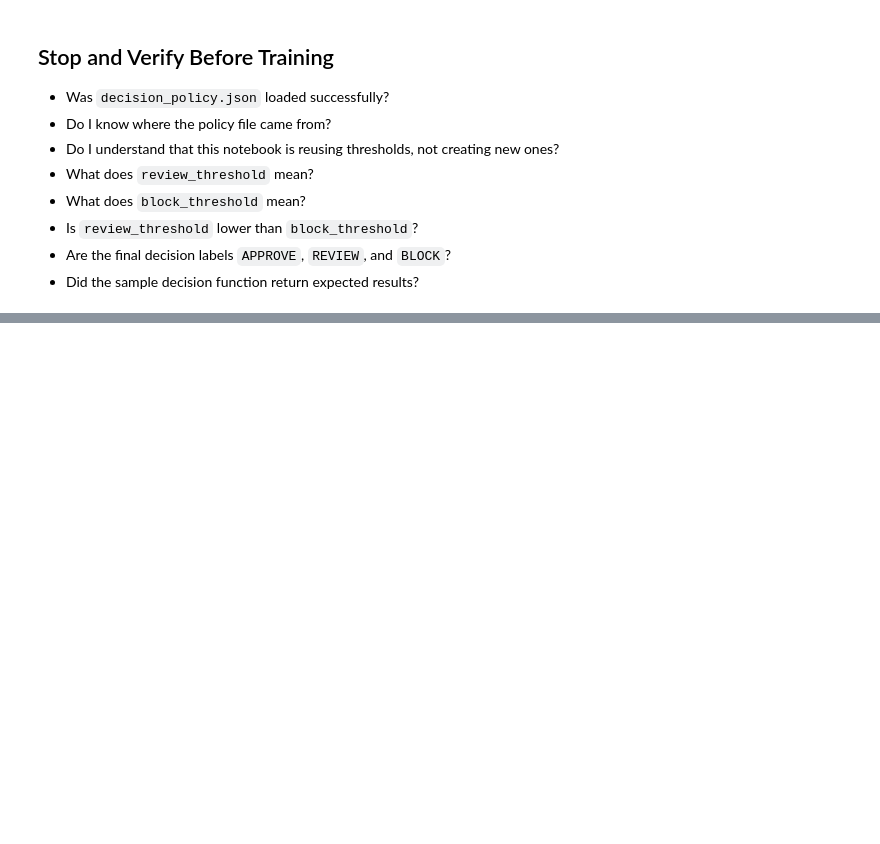
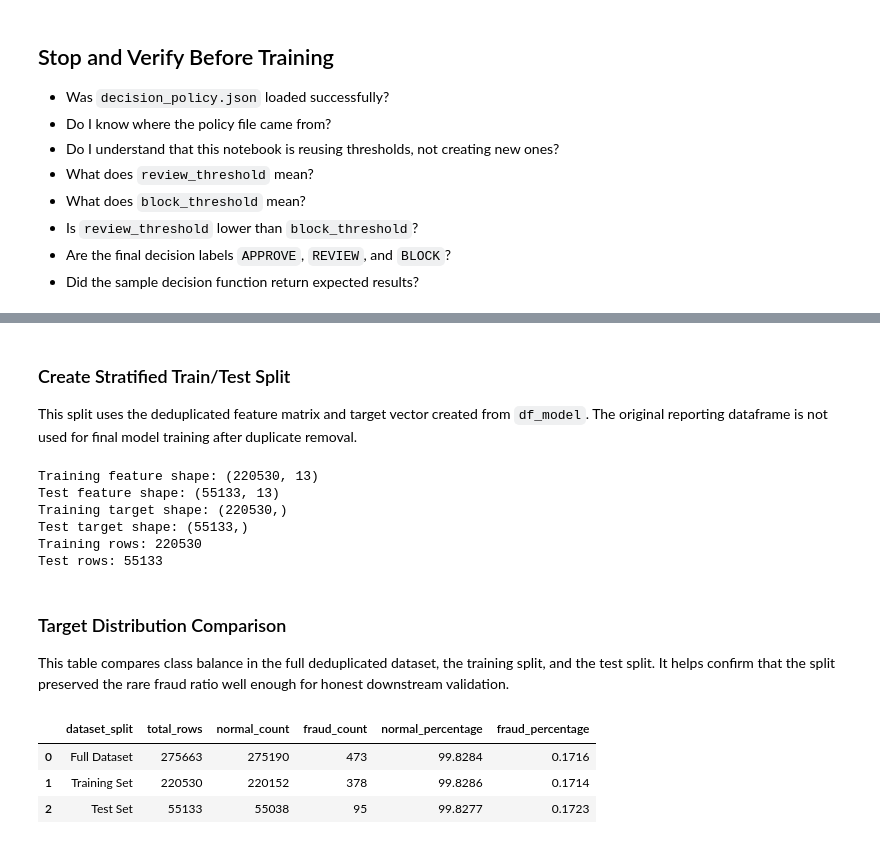
Before and after one commit to mmubashir95/Credit-Card-Fraud-Detection, a Jupyter notebook: notebooks/17_final_model_training.ipynb, the cells around one changed output, grey strips where cells are left out. Drawn from its saved outputs; the diff is of its cells as text; code cells hidden in the pictures; blank space fills up the shorter version.

Commit message:
Add final validation split to training notebook

```diff
--- a/notebooks/17_final_model_training.ipynb
+++ b/notebooks/17_final_model_training.ipynb
@@ -789,0 +805,64 @@ Saved decision policy readiness summary to: /Users/mohammadmubashir/VCode/Credit
+# %%
+TEST_SIZE = 0.20
+RANDOM_STATE = 42
+# %% [markdown]
+### Create Stratified Train/Test Split
+
+This split uses the deduplicated feature matrix and target vector created from `df_model`. The original reporting dataframe is not used for final model training after duplicate removal.
+# %%
+X_train, X_test, y_train, y_test = train_test_split(
+    X,
+    y,
+    test_size=TEST_SIZE,
+    random_state=RANDOM_STATE,
+    stratify=y,
+)
+
+print(f"Training feature shape: {X_train.shape}")
+print(f"Test feature shape: {X_test.shape}")
+print(f"Training target shape: {y_train.shape}")
+print(f"Test target shape: {y_test.shape}")
+print(f"Training rows: {len(X_train)}")
+print(f"Test rows: {len(X_test)}")
+# %% [output]
+Training feature shape: (220530, 13)
+Test feature shape: (55133, 13)
+Training target shape: (220530,)
+Test target shape: (55133,)
+Training rows: 220530
+Test rows: 55133
+# %% [markdown]
+### Target Distribution Comparison
+
+This table compares class balance in the full deduplicated dataset, the training split, and the test split. It helps confirm that the split preserved the rare fraud ratio well enough for honest downstream validation.
+# %%
+def build_split_distribution_row(split_name, target_series):
+    """Build a summary row for class distribution in one dataset split."""
+    total_rows = int(len(target_series))
+    fraud_count = int(target_series.sum())
+    normal_count = total_rows - fraud_count
+    normal_percentage = (normal_count / total_rows * 100) if total_rows else 0.0
+    fraud_percentage = (fraud_count / total_rows * 100) if total_rows else 0.0
+    return {
+        "dataset_split": split_name,
+        "total_rows": total_rows,
+        "normal_count": normal_count,
+        "fraud_count": fraud_count,
+        "normal_percentage": round(normal_percentage, 4),
+        "fraud_percentage": round(fraud_percentage, 4),
+    }
+
+split_distribution_summary = pd.DataFrame(
+    [
+        build_split_distribution_row("Full Dataset", y),
+        build_split_distribution_row("Training Set", y_train),
+        build_split_distribution_row("Test Set", y_test),
+    ]
+)
+
+display(split_distribution_summary)
+# %% [output]
+|  | dataset_split | total_rows | normal_count | fraud_count | normal_percentage | fraud_percentage |
+| 0 | Full Dataset | 275663 | 275190 | 473 | 99.8284 | 0.1716 |
+| 1 | Training Set | 220530 | 220152 | 378 | 99.8286 | 0.1714 |
+| 2 | Test Set | 55133 | 55038 | 95 | 99.8277 | 0.1723 |
```
Also changed, not shown: parts of 5 cells of this notebook.
